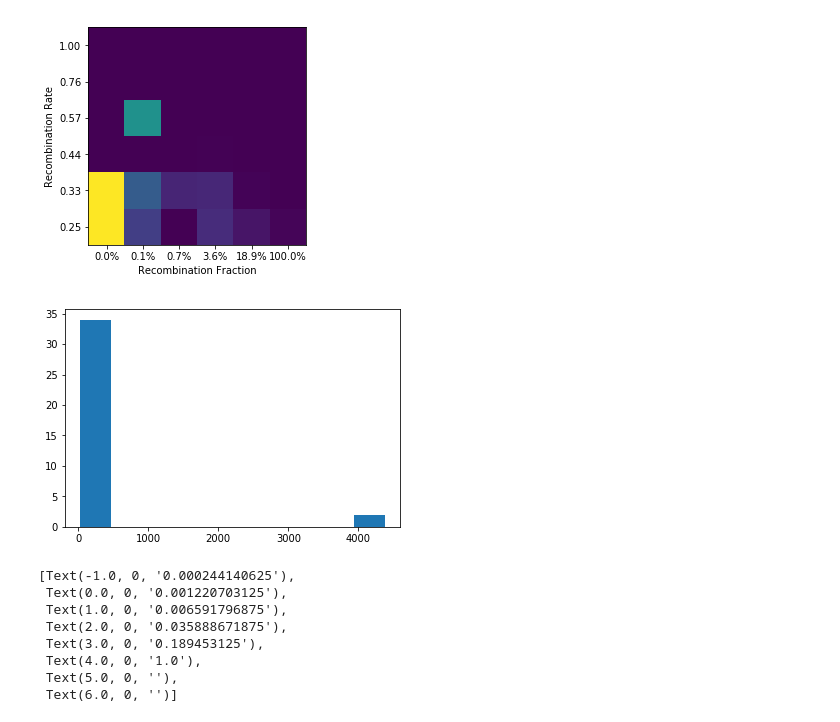
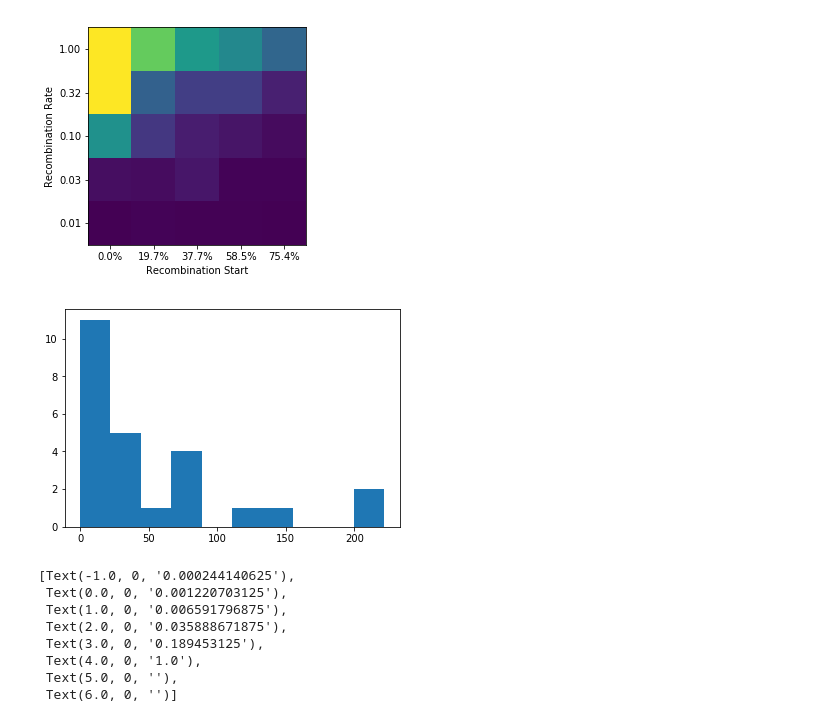
Before and after one commit to sbernasek/growth, a Jupyter notebook: notebooks/analysis.ipynb, the cells around one changed output. Cells and saved outputs as stored; diff of their text form; code cells hidden in the pictures.

```diff
--- a/notebooks/analysis.ipynb
+++ b/notebooks/analysis.ipynb
@@ -13,5 +14,5 @@ sweep_111918/                      sweep_111918_growth_p5/
 # %%
-path = '../simulations/sweep_111918'
+path = '../simulations/sweep_111918_new_format/'
 sweep = Sweep.load(path)
 # %%
 import matplotlib.pyplot as plt
@@ -56,0 +65,3 @@ df['log_clone_size'] = np.log10(df.mean_clone_size)
+# %%
+sweep.results['mean_clone_size'] = sweep.results.population / sweep.results.num_clones
+sweep.results['start_time'] = sweep.results.recombination_start / sweep.results.population
@@ -56,0 +89,2 @@ df['log_clone_size'] = np.log10(df.mean_clone_size)
+# %%
+df = sweep.results[sweep.results.replicate==1]
@@ -57,20 +93,23 @@ df['log_clone_size'] = np.log10(df.mean_clone_size)
 # %%
 shape = (sweep.density, sweep.density)
-zz = df.percent_heterozygous.values.reshape(shape)
+xx = df.start_time.values.reshape(shape)
+yy = df.recombination_rate.values.reshape(shape)
+zz_extent = 1-df.percent_heterozygous.values.reshape(shape)
+zz_num_clones = df.num_clones.values.reshape(shape)
 # %%
 fig, ax = plt.subplots()
-ax.imshow(zz, cmap=plt.cm.viridis)
+ax.imshow(zz_extent, cmap=plt.cm.viridis)
 ax.invert_yaxis()
-ax.set_xlabel('Recombination Fraction')
+ax.set_xlabel('Recombination Start')
 ax.set_ylabel('Recombination Rate')
 _ = ax.set_xticklabels(['']+['{:0.1%}'.format(l) for l in xx[0]]+[''])
 _ = ax.set_yticklabels(['']+['{:0.2f}'.format(l) for l in yy[:,0]]+[''])
 # %% [output]
-[figure, old version]
+[figure, new version]
 # %%
 _ = plt.hist(zz.flatten())
 # %% [output]
-[figure, old version]
+[figure, new version]
 # %%
 [l for l in ax.get_xticklabels()]
 # %% [output]
```
Also changed, not shown: parts of 15 cells of this notebook, 5 other files.
